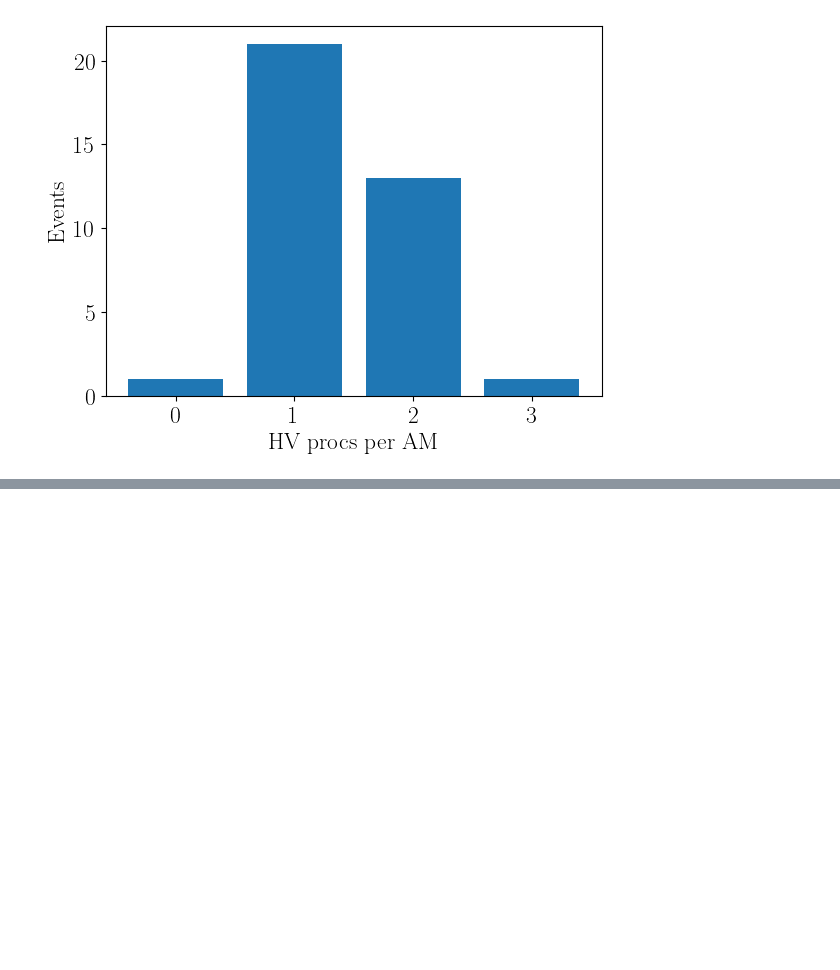
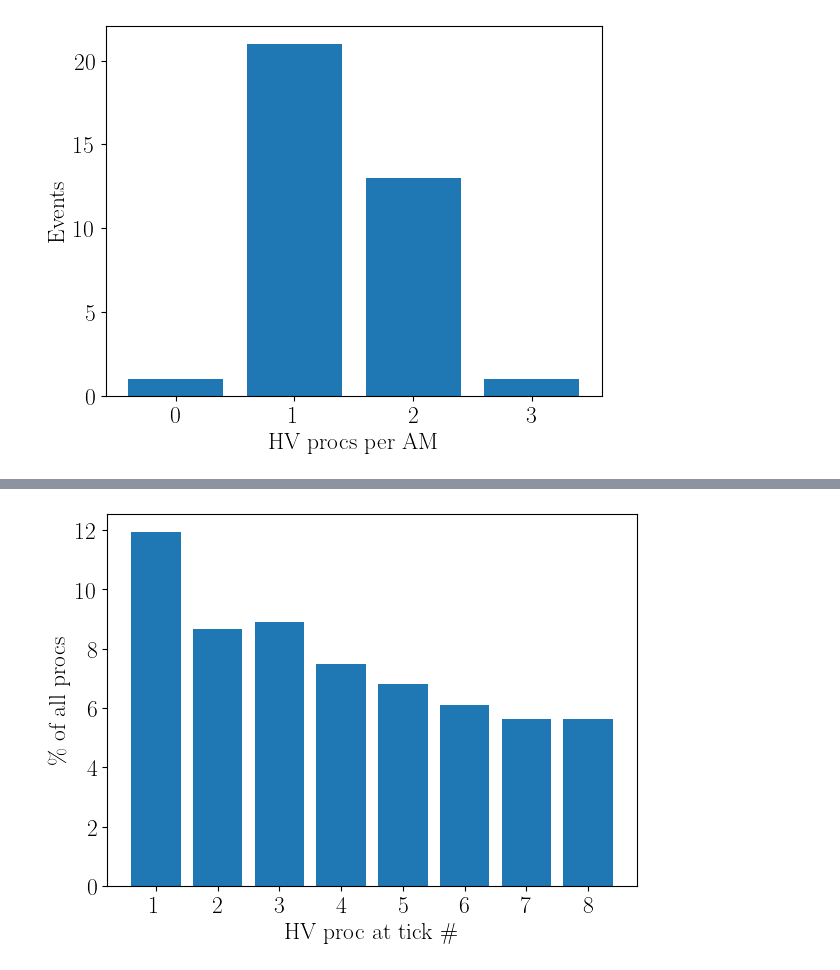
Before and after one commit to matteolucchini1/Wow-log-filter-sample, a Jupyter notebook: Filter_log.ipynb, the cells around one changed output, grey strips where cells are left out. Saved outputs shown, nothing was run; the diff lists cells and outputs as text; code cells hidden in the pictures; blank space fills up the shorter version.

```diff
--- a/Filter_log.ipynb
+++ b/Filter_log.ipynb
@@ -118,0 +252,12 @@ np.savetxt("HV_distribution.txt",full_array, delimiter="\t", header="Charges\t
+# %%
+def format_times(input_column):
+    formatted_times = np.zeros(input_column.shape[0])
+    for ind in range(input_column.shape[0]):
+        formatted_times[ind] = 3600*float(input_column.values[ind].split(":")[0]) + \
+                                 60*float(input_column.values[ind].split(":")[1]) + \
+                                    float(input_column.values[ind].split(":")[2])
+    return formatted_times
+
+hv_proc_format = np.sort(format_times(hv_procs_filter["Time"]))
+am_dmg_format = np.sort(format_times(am_events_frame["Time"]))
+am_cast_format = np.sort(format_times(am_casts_filter["Time"]))
@@ -118,0 +303,10 @@ np.savetxt("HV_distribution.txt",full_array, delimiter="\t", header="Charges\t
+# %%
+labels_dmg = [1,2,3,4,5,6,7,8]
+plt.bar(labels_dmg, 100*hv_procs_on_tick/hv_proc_format.shape[0], align='center',label="Procs at tick")
+plt.gca().set_xticks(labels_dmg)
+plt.xlabel("HV proc at tick $\\#$")
+plt.ylabel("$\\%$ of all procs")
+plt.tight_layout()
+plt.savefig("HV_proc_at_tick.pdf")
+# %% [output]
+[figure, added]
```
Also changed, not shown: parts of 9 cells of this notebook, 18 other files.
